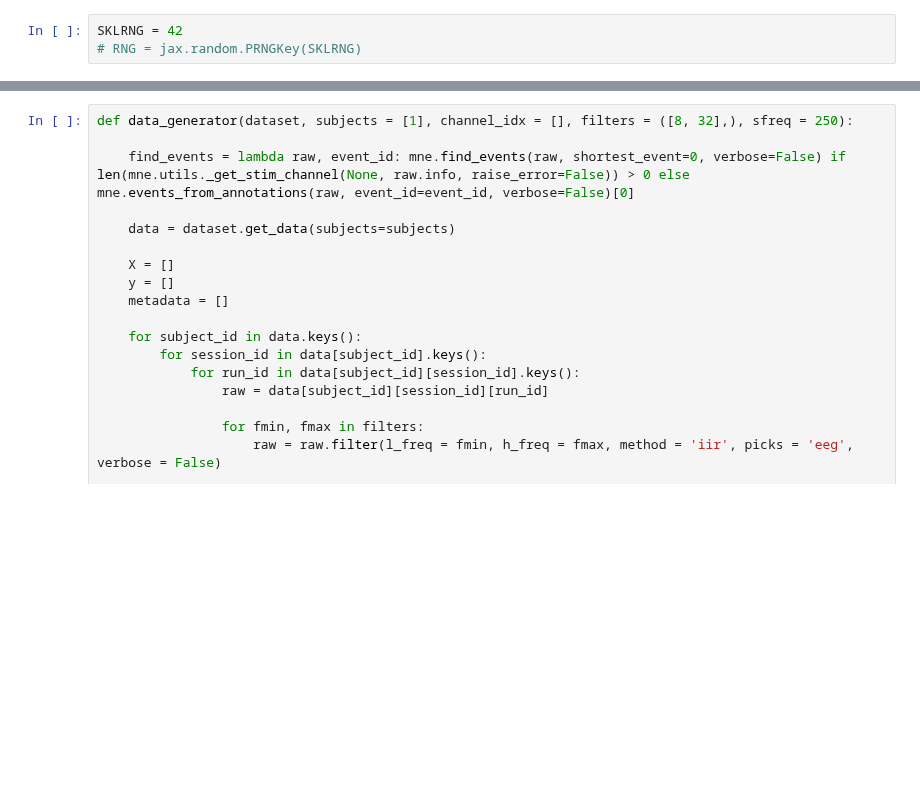
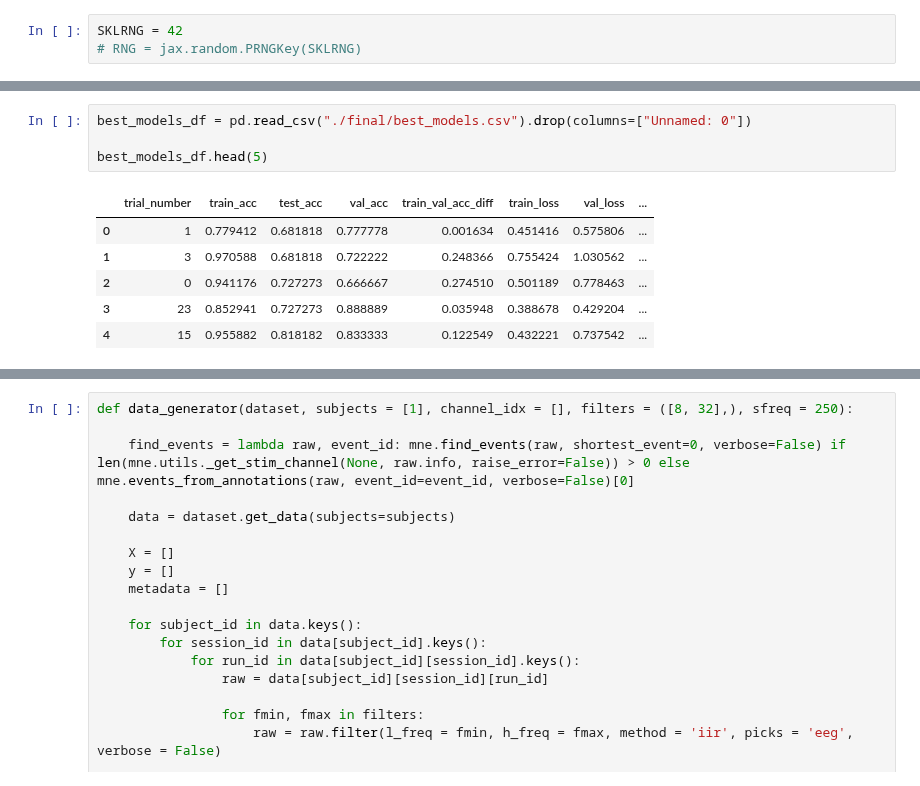
Before and after one commit to Pauligtech/PiEEG_Miniaturization, a Jupyter notebook: model_optimization_tests/pruning_and_quantization.ipynb, the cells around one changed output, grey strips where cells are left out. Drawn from its saved outputs; the diff is of its cells as text; blank space fills up the shorter version.

```diff
--- a/model_optimization_tests/pruning_and_quantization.ipynb
+++ b/model_optimization_tests/pruning_and_quantization.ipynb
@@ -157,0 +100,11 @@ def shallow_conv_net(
+# %%
+best_models_df = pd.read_csv("./final/best_models.csv").drop(columns=["Unnamed: 0"])
+
+best_models_df.head(5)
+# %% [output]
+|  | trial_number | train_acc | test_acc | val_acc | train_val_acc_diff | train_loss | val_loss | ... |
+| 0 | 1 | 0.779412 | 0.681818 | 0.777778 | 0.001634 | 0.451416 | 0.575806 | ... |
+| 1 | 3 | 0.970588 | 0.681818 | 0.722222 | 0.248366 | 0.755424 | 1.030562 | ... |
+| 2 | 0 | 0.941176 | 0.727273 | 0.666667 | 0.274510 | 0.501189 | 0.778463 | ... |
+| 3 | 23 | 0.852941 | 0.727273 | 0.888889 | 0.035948 | 0.388678 | 0.429204 | ... |
+| 4 | 15 | 0.955882 | 0.818182 | 0.833333 | 0.122549 | 0.432221 | 0.737542 | ... |
```
Also changed, not shown: parts of 11 cells of this notebook, 41 other files.
